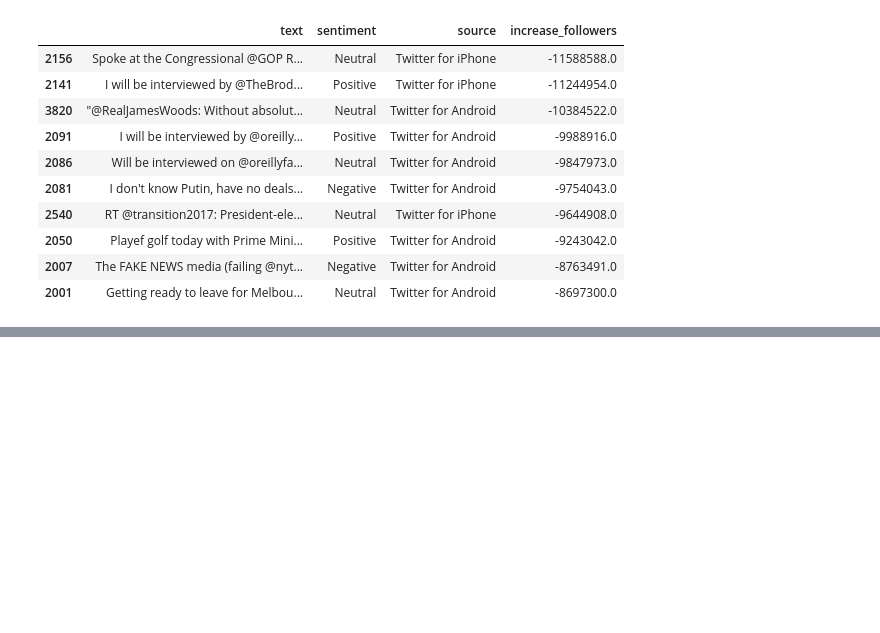
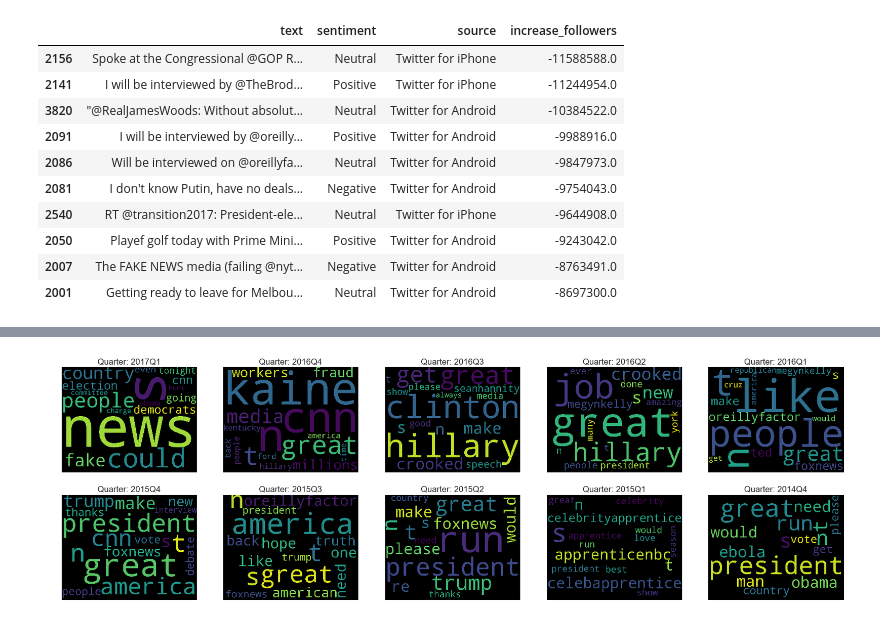
Before and after one commit to atulkumarin/project, a Jupyter notebook: analysis/project-report.ipynb, the cells around one changed output, grey strips where cells are left out. Cells and saved outputs as stored; diff of their text form; code cells hidden in the pictures; blank space fills up the shorter version.

```diff
--- a/analysis/project-report.ipynb
+++ b/analysis/project-report.ipynb
@@ -572,0 +755,32 @@ df_sorted.sort_values(by='increase_followers', ascending=True)[['text', 'sentime
+# %%
+def topic_modelling(start_date, end_date, method, original_df, num_topics, num_words):
+
+    mask = (original_df['created_at'] > start_date) & (original_df['created_at'] <= end_date)
+    new_df = original_df.loc[mask]
+
+    if method != 'nmf':
+        corpus, dictionary = corpus_creation(new_df, method)
+
+    else:
+        tfidf, tfidf_feature_names = corpus_creation(new_df, method)
+
+    if method == 'lda':
+        lda = LdaModel(corpus, id2word = dictionary, num_topics = num_topics)
+        model = lda.print_topics(num_topics= num_topics, num_words = num_words)
+    if method == 'hdp':
+        hdp = HdpModel(corpus, id2word = dictionary)
+        model = hdp.print_topics(num_topics = num_topics, num_words = num_words)
+    if method == 'nmf':
+        nmf = NMF(n_components = num_topics, alpha = 0.1, l1_ratio = 0.5, init = 'nndsvd').fit(tfidf)
+        model = display_topics(nmf, tfidf_feature_names, num_words)
+
+    return model
+# %%
+def create_wordle(model):
+
+    wordle = []
+    for i in range(len(model)):
+        string = model[i][1]
+        words = " ".join(re.findall("[a-zA-Z]+", string))
+        wordle.extend(words.split())
+    return wordle
@@ -572,0 +823,12 @@ df_sorted.sort_values(by='increase_followers', ascending=True)[['text', 'sentime
+# %%
+df_filt = df[df['source'] == 'Twitter for Android']
+
+#Choosing the time slot between midnight and 3:59 AM
+df_filtered = df_filt[df_filt['created_at'].dt.hour<4]
+# %%
+num_topics = 3
+num_words = 8
+method = 'lda'
+models = topic_viz(df_filtered, method, num_topics, num_words)
+# %% [output]
+[figure, added]
```
Also changed, not shown: parts of 24 cells of this notebook.
